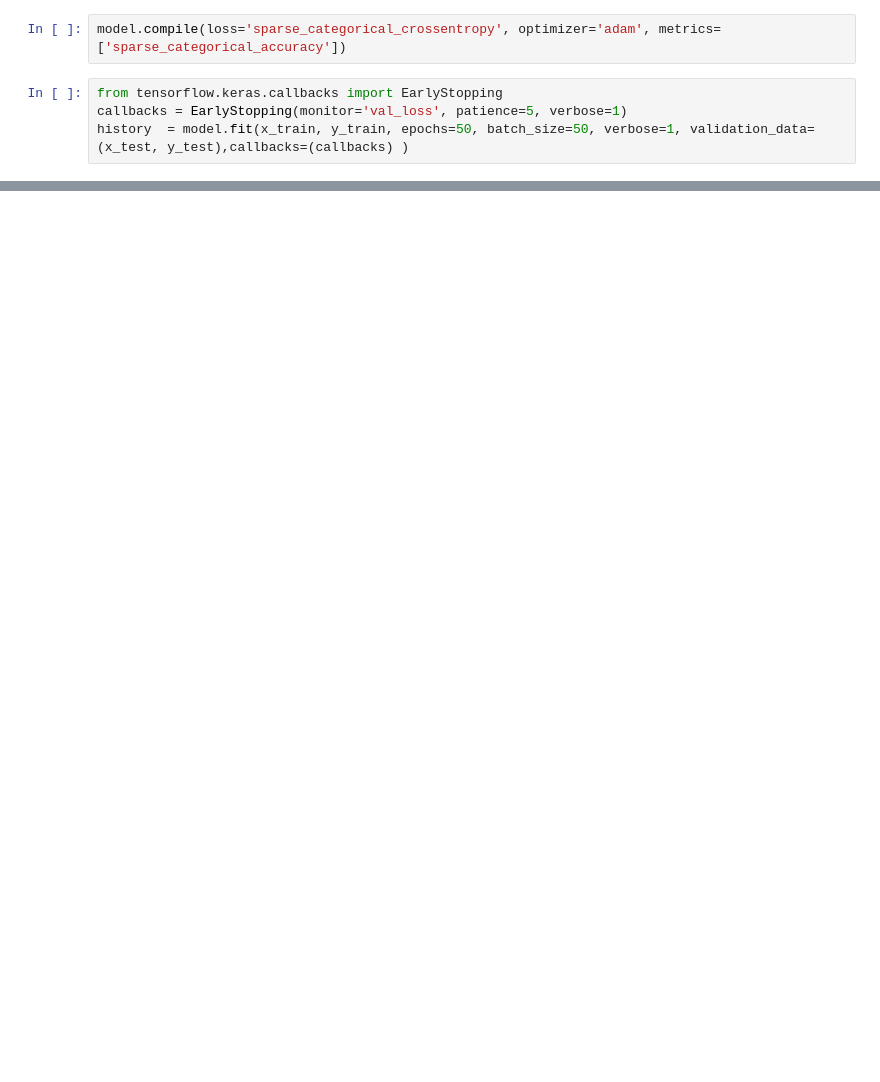
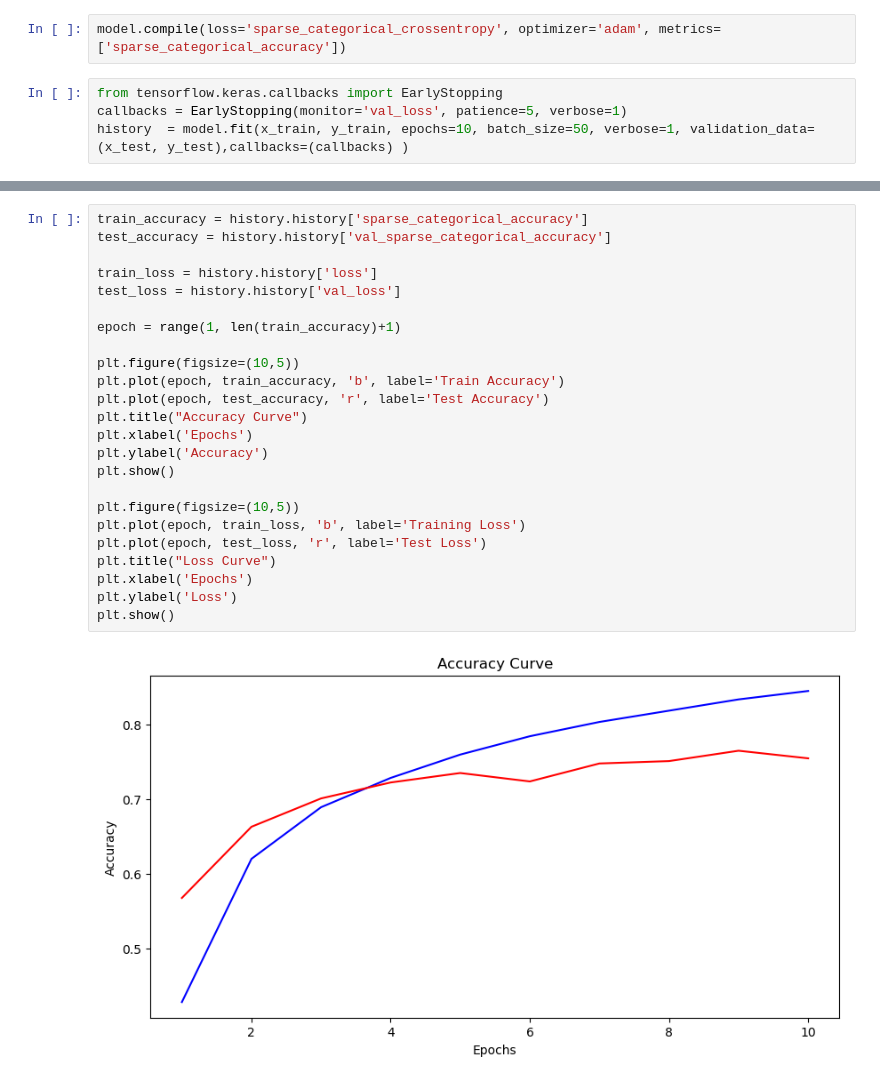
Before and after one commit to AmdPathirana/ML_PROJECTS, a Jupyter notebook: CNN/try4.ipynb, the cells around one changed output, grey strips where cells are left out. Drawn from its saved outputs; the diff is of its cells as text; blank space fills up the shorter version.

```diff
--- a/CNN/try4.ipynb
+++ b/CNN/try4.ipynb
@@ -124,5 +107,5 @@ model.compile(loss='sparse_categorical_crossentropy', optimizer='adam', metrics=
 # %%
 from tensorflow.keras.callbacks import EarlyStopping
 callbacks = EarlyStopping(monitor='val_loss', patience=5, verbose=1)
-history  = model.fit(x_train, y_train, epochs=50, batch_size=50, verbose=1, validation_data=(x_test, y_test),callbacks=(callbacks) )
+history  = model.fit(x_train, y_train, epochs=10, batch_size=50, verbose=1, validation_data=(x_test, y_test),callbacks=(callbacks) )
 # %% [output]
@@ -135,0 +133,26 @@ Detected at node 'sparse_categorical_crossentropy/SparseSoftmaxCrossEntropyWithL
+# %%
+train_accuracy = history.history['sparse_categorical_accuracy']
+test_accuracy = history.history['val_sparse_categorical_accuracy']
+
+train_loss = history.history['loss']
+test_loss = history.history['val_loss']
+
+epoch = range(1, len(train_accuracy)+1)
+
+plt.figure(figsize=(10,5))
+plt.plot(epoch, train_accuracy, 'b', label='Train Accuracy')
+plt.plot(epoch, test_accuracy, 'r', label='Test Accuracy')
+plt.title("Accuracy Curve")
+plt.xlabel('Epochs')
+plt.ylabel('Accuracy')
+plt.show()
+
+plt.figure(figsize=(10,5))
+plt.plot(epoch, train_loss, 'b', label='Training Loss')
+plt.plot(epoch, test_loss, 'r', label='Test Loss')
+plt.title("Loss Curve")
+plt.xlabel('Epochs')
+plt.ylabel('Loss')
+plt.show()
+# %% [output]
+[figure, added]
```
Also changed, not shown: parts of 15 cells of this notebook, 1 other file.
